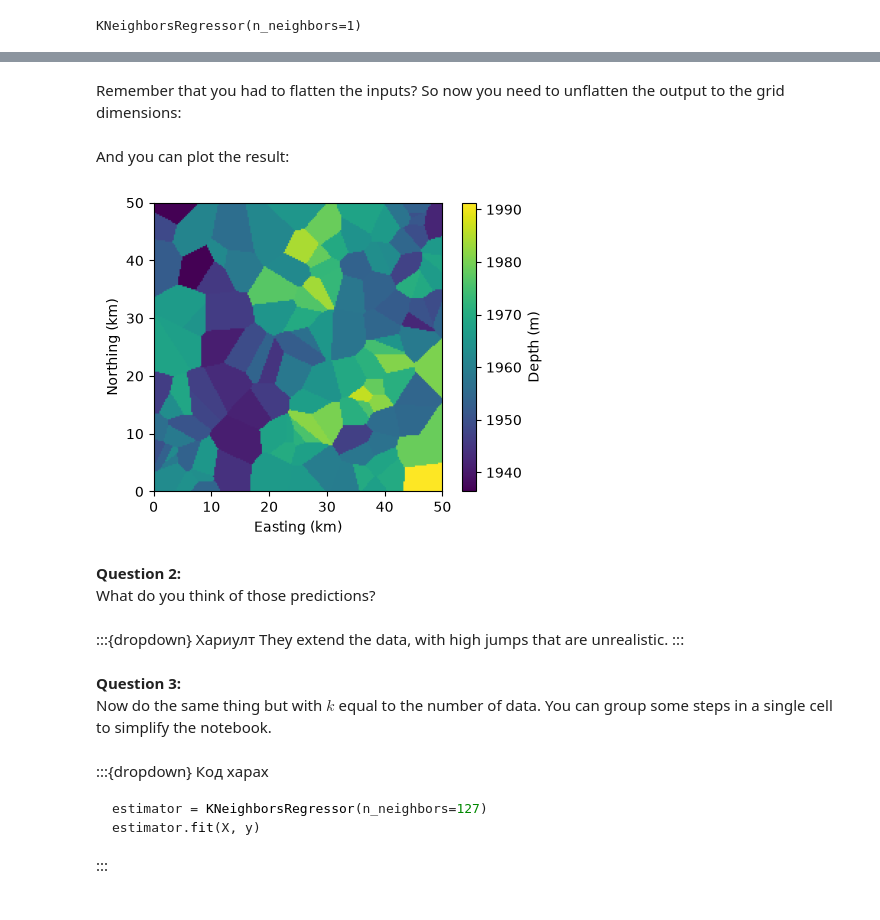
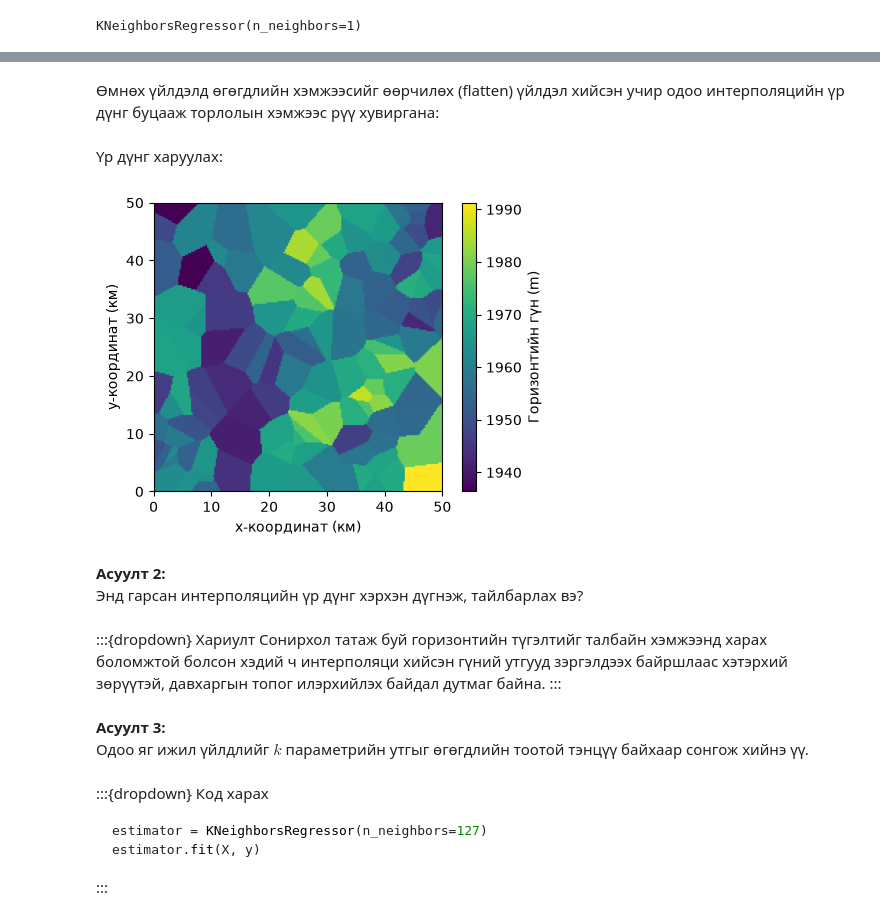
Before and after one commit to num-sgas/learn-num-sgas, a Jupyter notebook: courses/geostatistics/02-spatial-prediction/01-simple-spatial-predictions.ipynb, the cells around one changed output, grey strips where cells are left out. Cells and saved outputs as stored; diff of their text form; code cells hidden in the pictures.

````diff
--- a/courses/geostatistics/02-spatial-prediction/01-simple-spatial-predictions.ipynb
+++ b/courses/geostatistics/02-spatial-prediction/01-simple-spatial-predictions.ipynb
@@ -175,31 +183,31 @@ And you can predict the depth over all the cells of the grid:
 # %%
 y_pred = estimator.predict(X_pred)
-# %% [markdown]
-Remember that you had to flatten the inputs? So now you need to unflatten the output to the grid dimensions:
+# %% [markdown]
+Өмнөх үйлдэлд өгөгдлийн хэмжээсийг өөрчилөх (flatten) үйлдэл хийсэн учир одоо интерполяцийн үр дүнг буцааж торлолын хэмжээс рүү хувиргана:
 # %%
 y_pred = y_pred.reshape(200, 200)
 # %% [markdown]
-And you can plot the result:
+Үр дүнг харуулах:
 # %%
 fig, ax = plt.subplots(figsize=(5, 3.75))
 
-# Plot the predictions
+# Интерполяци хийсэн утгуудыг харуулах
 im = ax.imshow(y_pred, origin='lower', extent=(0., 50., 0., 50.))
-# Set some legend elements
-fig.colorbar(im, ax=ax, label='Depth (m)')
-ax.set(xlabel='Easting (km)', ylabel='Northing (km)');
+# Гаргасан зургийн тэнхлэгүүдэд нэр оноох
+fig.colorbar(im, ax=ax, label='Горизонтийн гүн (м)')
+ax.set(xlabel='х-координат (км)', ylabel='y-координат (км)');
 # %% [output]
-[figure, old version]
+[figure, new version]
 # %% [markdown]
-**Question 2:**
-What do you think of those predictions?
+**Асуулт 2:**
+Энд гарсан интерполяцийн үр дүнг хэрхэн дүгнэж, тайлбарлах вэ?
 # %% [markdown]
 :::{dropdown} Хариулт
-They extend the data, with high jumps that are unrealistic.
+Сонирхол татаж буй горизонтийн түгэлтийг талбайн хэмжээнд харах боломжтой болсон хэдий ч интерполяци хийсэн гүний утгууд зэргэлдээх байршлаас хэтэрхий зөрүүтэй, давхаргын топог илэрхийлэх байдал дутмаг байна.
 :::
 # %% [markdown]
-**Question 3:**
-Now do the same thing but with $k$ equal to the number of data. You can group some steps in a single cell to simplify the notebook.
+**Асуулт 3:**
+Одоо яг ижил үйлдлийг $k$ параметрийн утгыг өгөгдлийн тоотой тэнцүү байхаар сонгож хийнэ үү.
 # %% [markdown]
 :::{dropdown} Код харах
 ```python
````
Also changed, not shown: parts of 37 cells of this notebook.
